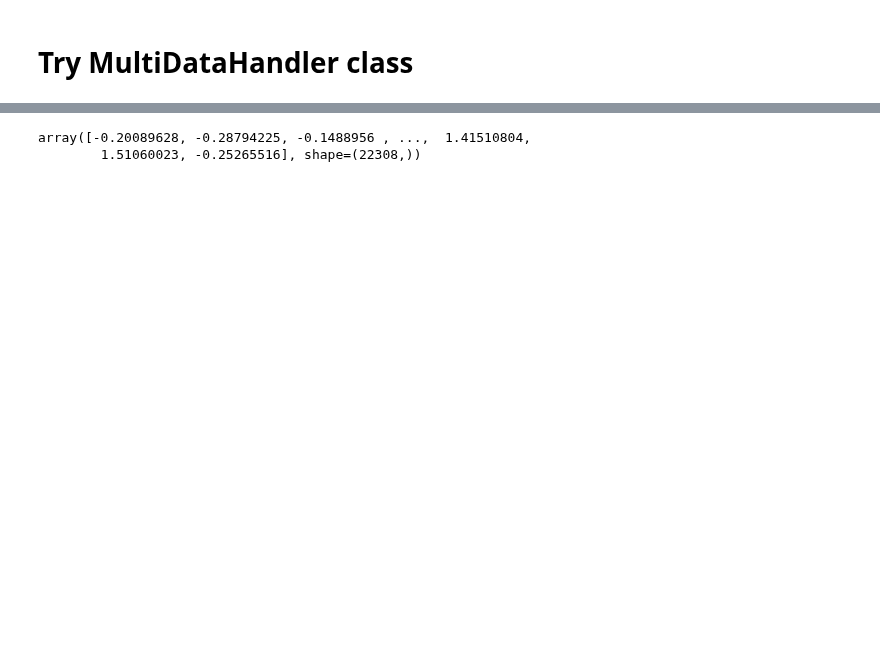
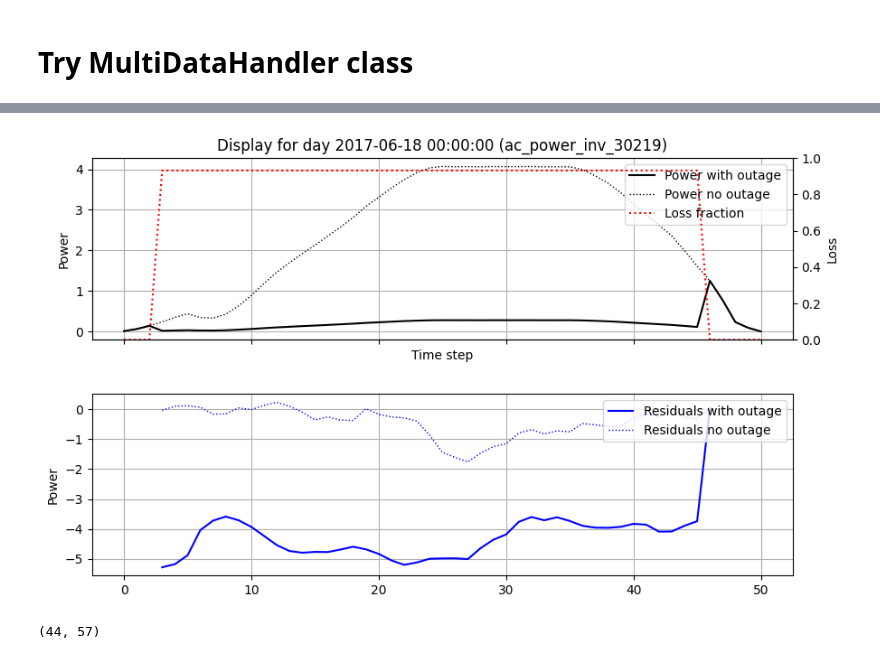
Before and after one commit to slacgismo/solar-data-tools, a Jupyter notebook: notebooks/archive/MultiData_Try.ipynb, the cells around one changed output, grey strips where cells are left out. Drawn from its saved outputs; the diff is of its cells as text; code cells hidden in the pictures; blank space fills up the shorter version.

```diff
--- a/notebooks/archive/MultiData_Try.ipynb
+++ b/notebooks/archive/MultiData_Try.ipynb
@@ -46,0 +50,3 @@ m1 = QLinear(sites,51,'ac_power_inv_30219')
+# %%
+client = Client(n_workers=4, threads_per_worker=2, memory_limit='15GB')
+print(client.dashboard_link)
@@ -47,2 +74,2 @@ m1 = QLinear(sites,51,'ac_power_inv_30219')
 # %%
-m1.fit_quantiles(dhs,param={'solver_quantiles' : 'mosek'})
+m1.fit_quantiles(dhs,param={'solver_quantiles' : 'mosek','client' : client})
@@ -58,5 +87,8 @@ m1.fit_residuals()
-# %%
-m1.quantile_train[m1.target][3:47].flatten()
-# %% [output]
-array([-0.20089628, -0.28794225, -0.1488956 , ...,  1.41510804,
-        1.51060023, -0.25265516], shape=(22308,))
+# %%
+m1.display(3,multidata=dhs)
+# %% [output]
+[figure, added]
+# %%
+m1.coef_linear().shape
+# %% [output]
+(44, 57)
```
Also changed, not shown: parts of 14 cells of this notebook, 5 other files.
